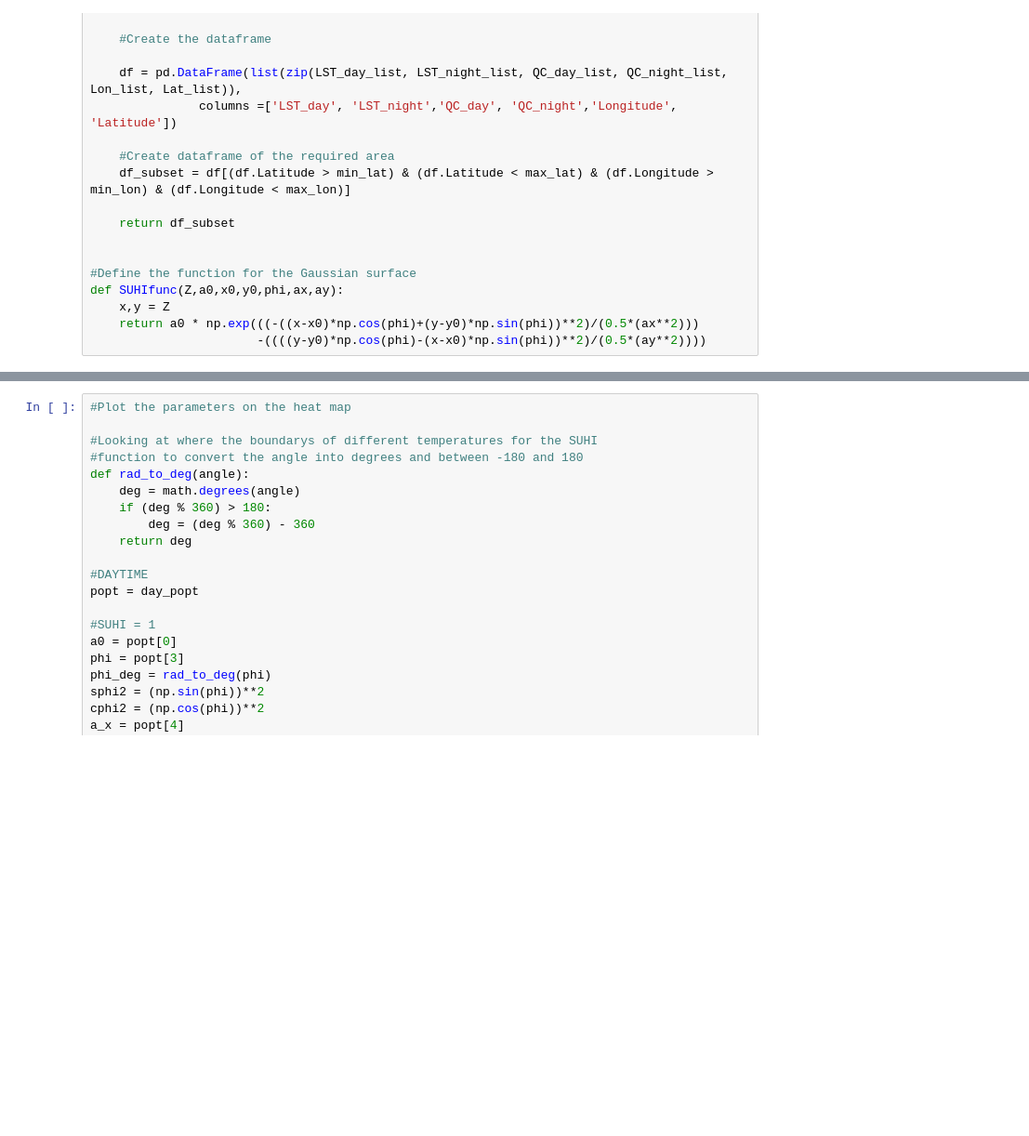
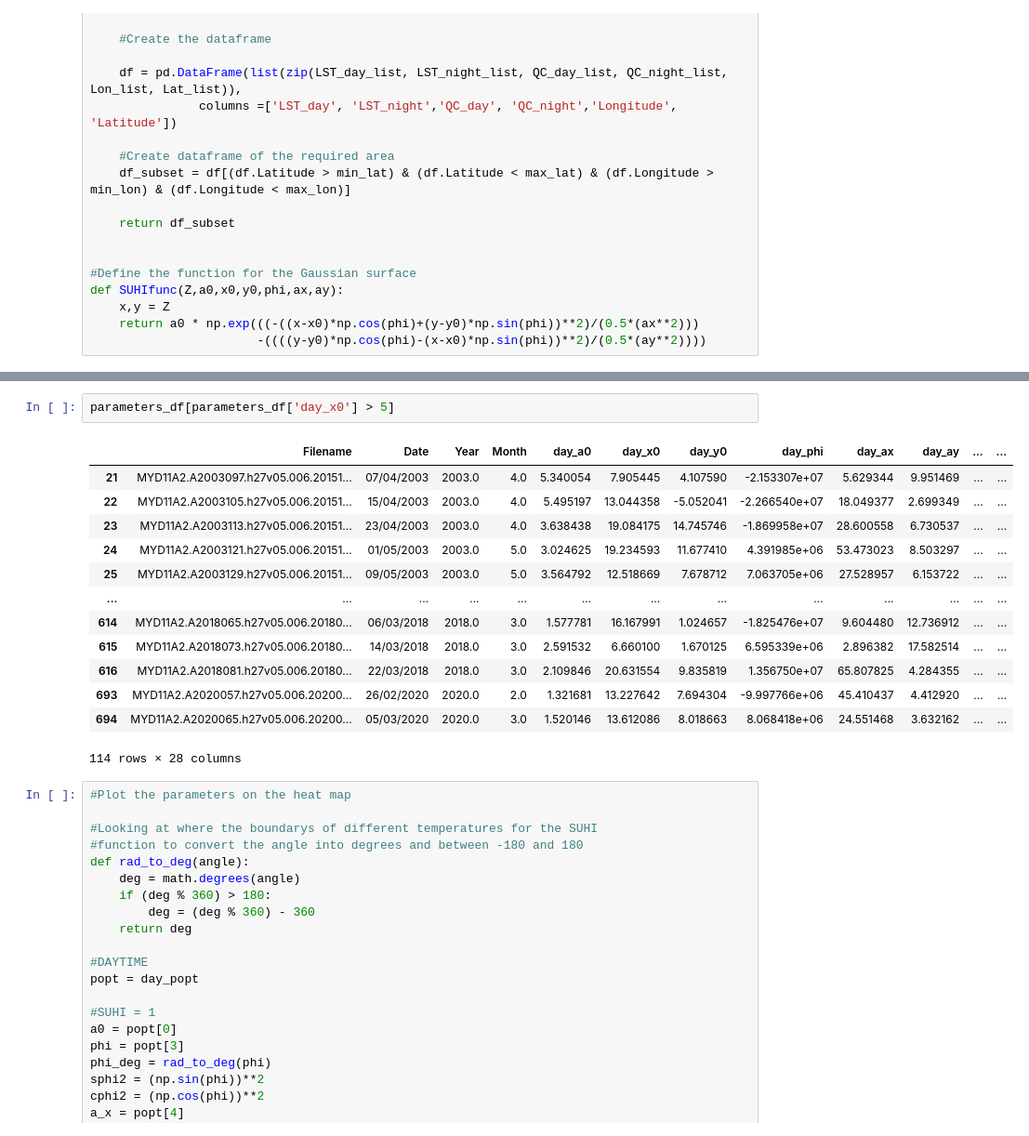
Before and after one commit to SarahBerk-github/MODIS_Gaussian, a Jupyter notebook: GSA_LOOP_CODE.ipynb, the cells around one changed output, grey strips where cells are left out. Shown at 93% size. Saved outputs shown, nothing was run; the diff lists cells and outputs as text; blank space fills up the shorter version.

```diff
--- a/GSA_LOOP_CODE.ipynb
+++ b/GSA_LOOP_CODE.ipynb
@@ -472,3 +558,19 @@ night_perr = np.sqrt(np.diag(night_pcov)) #standard deviation on parameters
+# %%
+parameters_df[parameters_df['day_x0'] > 5]
+# %% [output]
+|  | Filename | Date | Year | Month | day_a0 | day_x0 | day_y0 | day_phi | day_ax | day_ay | ... | ... |
+| 21 | MYD11A2.A2003097.h27v05.006.20151... | 07/04/2003 | 2003.0 | 4.0 | 5.340054 | 7.905445 | 4.107590 | -2.153307e+07 | 5.629344 | 9.951469 | ... | ... |
+| 22 | MYD11A2.A2003105.h27v05.006.20151... | 15/04/2003 | 2003.0 | 4.0 | 5.495197 | 13.044358 | -5.052041 | -2.266540e+07 | 18.049377 | 2.699349 | ... | ... |
+| 23 | MYD11A2.A2003113.h27v05.006.20151... | 23/04/2003 | 2003.0 | 4.0 | 3.638438 | 19.084175 | 14.745746 | -1.869958e+07 | 28.600558 | 6.730537 | ... | ... |
+| 24 | MYD11A2.A2003121.h27v05.006.20151... | 01/05/2003 | 2003.0 | 5.0 | 3.024625 | 19.234593 | 11.677410 | 4.391985e+06 | 53.473023 | 8.503297 | ... | ... |
+| 25 | MYD11A2.A2003129.h27v05.006.20151... | 09/05/2003 | 2003.0 | 5.0 | 3.564792 | 12.518669 | 7.678712 | 7.063705e+06 | 27.528957 | 6.153722 | ... | ... |
+| ... | ... | ... | ... | ... | ... | ... | ... | ... | ... | ... | ... | ... |
+| 614 | MYD11A2.A2018065.h27v05.006.20180... | 06/03/2018 | 2018.0 | 3.0 | 1.577781 | 16.167991 | 1.024657 | -1.825476e+07 | 9.604480 | 12.736912 | ... | ... |
+| 615 | MYD11A2.A2018073.h27v05.006.20180... | 14/03/2018 | 2018.0 | 3.0 | 2.591532 | 6.660100 | 1.670125 | 6.595339e+06 | 2.896382 | 17.582514 | ... | ... |
+| 616 | MYD11A2.A2018081.h27v05.006.20180... | 22/03/2018 | 2018.0 | 3.0 | 2.109846 | 20.631554 | 9.835819 | 1.356750e+07 | 65.807825 | 4.284355 | ... | ... |
+| 693 | MYD11A2.A2020057.h27v05.006.20200... | 26/02/2020 | 2020.0 | 2.0 | 1.321681 | 13.227642 | 7.694304 | -9.997766e+06 | 45.410437 | 4.412920 | ... | ... |
+| 694 | MYD11A2.A2020065.h27v05.006.20200... | 05/03/2020 | 2020.0 | 3.0 | 1.520146 | 13.612086 | 8.018663 | 8.068418e+06 | 24.551468 | 3.632162 | ... | ... |
+114 rows × 28 columns
 # %%
 #Plot the parameters on the heat map
 
```
Also changed, not shown: parts of 7 cells of this notebook, 2 other files.
